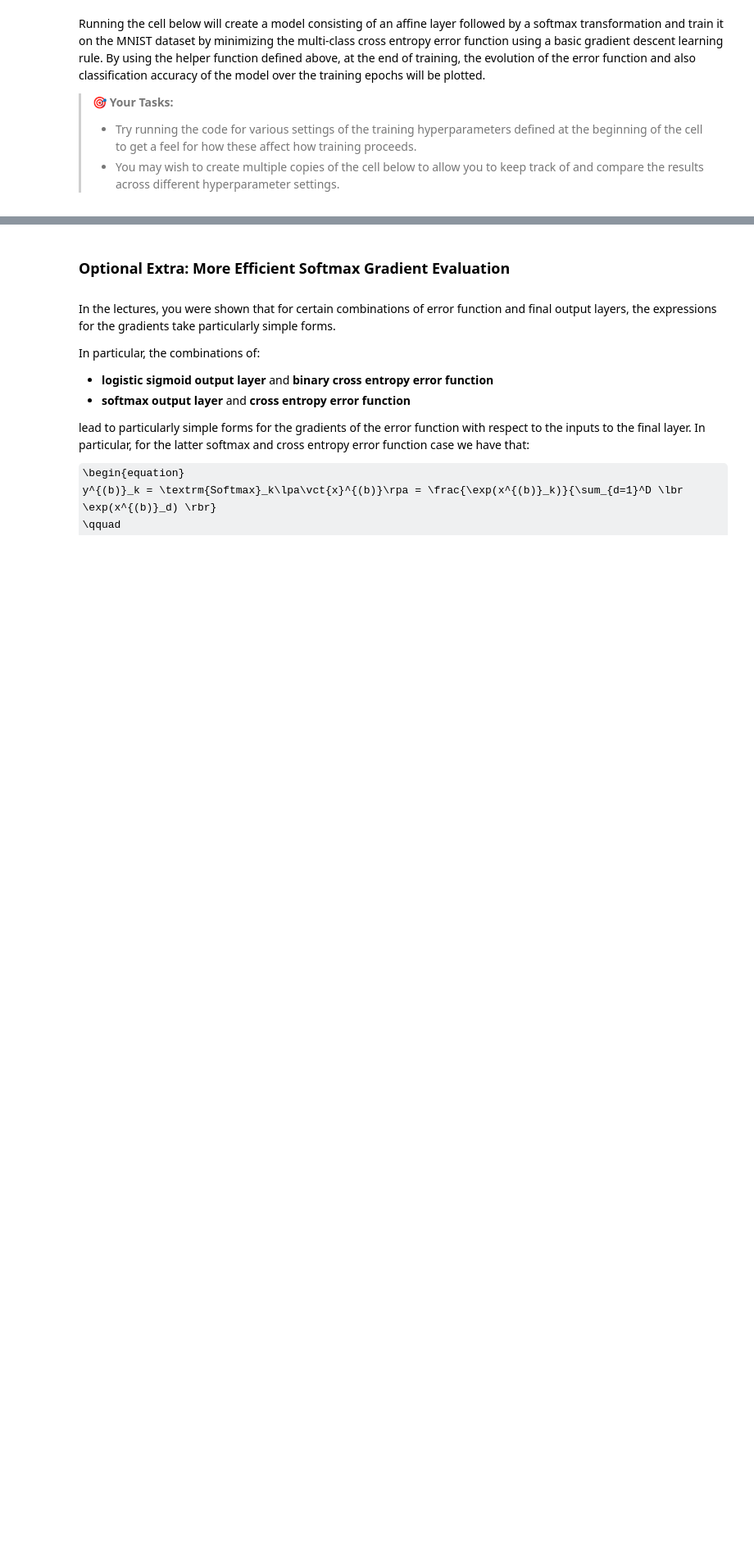
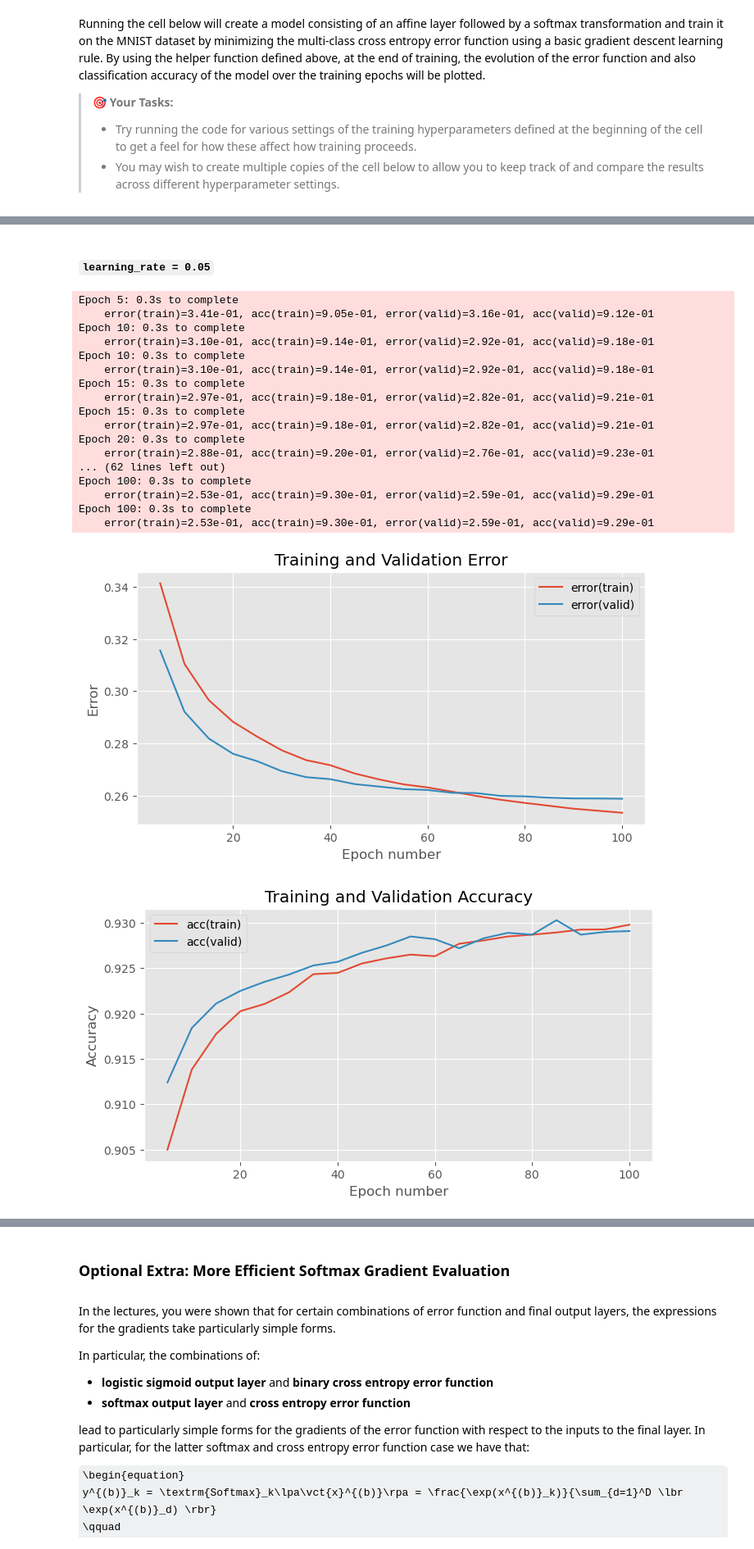
Before and after one commit to erickoch3/mlpractical, a Jupyter notebook: notebooks/03_Multiple_layer_models.ipynb, the cells around one changed output, grey strips where cells are left out. Shown at 82% size. Cells and saved outputs as stored; diff of their text form; code cells hidden in the pictures; some formulas as TeX source; blank space fills up the shorter version.

```diff
--- a/notebooks/03_Multiple_layer_models.ipynb
+++ b/notebooks/03_Multiple_layer_models.ipynb
@@ -322,0 +483,60 @@ plt.show()
+# %% [markdown]
+#### `learning_rate = 0.05`
+# %%
+# Set training run hyperparameters
+batch_size = 100  # number of data points in a batch
+init_scale = 0.1  # scale for random parameter initialisation
+learning_rate = 0.05  # learning rate for gradient descent
+num_epochs = 100  # number of training epochs to perform
+stats_interval = 5  # epoch interval between recording and printing stats
+
+# Reset random number generator and data provider states on each run
+# to ensure reproducibility of results
+rng.seed(seed)
+train_data.reset()
+valid_data.reset()
+
+# Alter data-provider batch size
+train_data.batch_size = batch_size
+valid_data.batch_size = batch_size
+
+# Create a parameter initialiser which will sample random uniform values
+# from [-init_scale, init_scale]
+param_init = UniformInit(-init_scale, init_scale, rng=rng)
+
+# Create affine + softmax model
+model = MultipleLayerModel([
+    AffineLayer(input_dim, output_dim, param_init, param_init),
+    SoftmaxLayer()
+])
+
+# Initialise a cross entropy error object
+error = CrossEntropyError()
+
+# Use a basic gradient descent learning rule
+learning_rule = GradientDescentLearningRule(learning_rate=learning_rate)
+
+_ = train_model_and_plot_stats(
+    model, error, learning_rule, train_data, valid_data, num_epochs, stats_interval)
+
+plt.show()
+# %% [output]
+Epoch 5: 0.3s to complete
+    error(train)=3.41e-01, acc(train)=9.05e-01, error(valid)=3.16e-01, acc(valid)=9.12e-01
+Epoch 10: 0.3s to complete
+    error(train)=3.10e-01, acc(train)=9.14e-01, error(valid)=2.92e-01, acc(valid)=9.18e-01
+Epoch 10: 0.3s to complete
+    error(train)=3.10e-01, acc(train)=9.14e-01, error(valid)=2.92e-01, acc(valid)=9.18e-01
+Epoch 15: 0.3s to complete
+    error(train)=2.97e-01, acc(train)=9.18e-01, error(valid)=2.82e-01, acc(valid)=9.21e-01
+Epoch 15: 0.3s to complete
+    error(train)=2.97e-01, acc(train)=9.18e-01, error(valid)=2.82e-01, acc(valid)=9.21e-01
+Epoch 20: 0.3s to complete
+    error(train)=2.88e-01, acc(train)=9.20e-01, error(valid)=2.76e-01, acc(valid)=9.23e-01
+... (62 lines left out)
+Epoch 100: 0.3s to complete
+    error(train)=2.53e-01, acc(train)=9.30e-01, error(valid)=2.59e-01, acc(valid)=9.29e-01
+Epoch 100: 0.3s to complete
+    error(train)=2.53e-01, acc(train)=9.30e-01, error(valid)=2.59e-01, acc(valid)=9.29e-01
+[figure, added]
+[figure, added]
```
Also changed, not shown: parts of 38 cells of this notebook, 16 other files.
